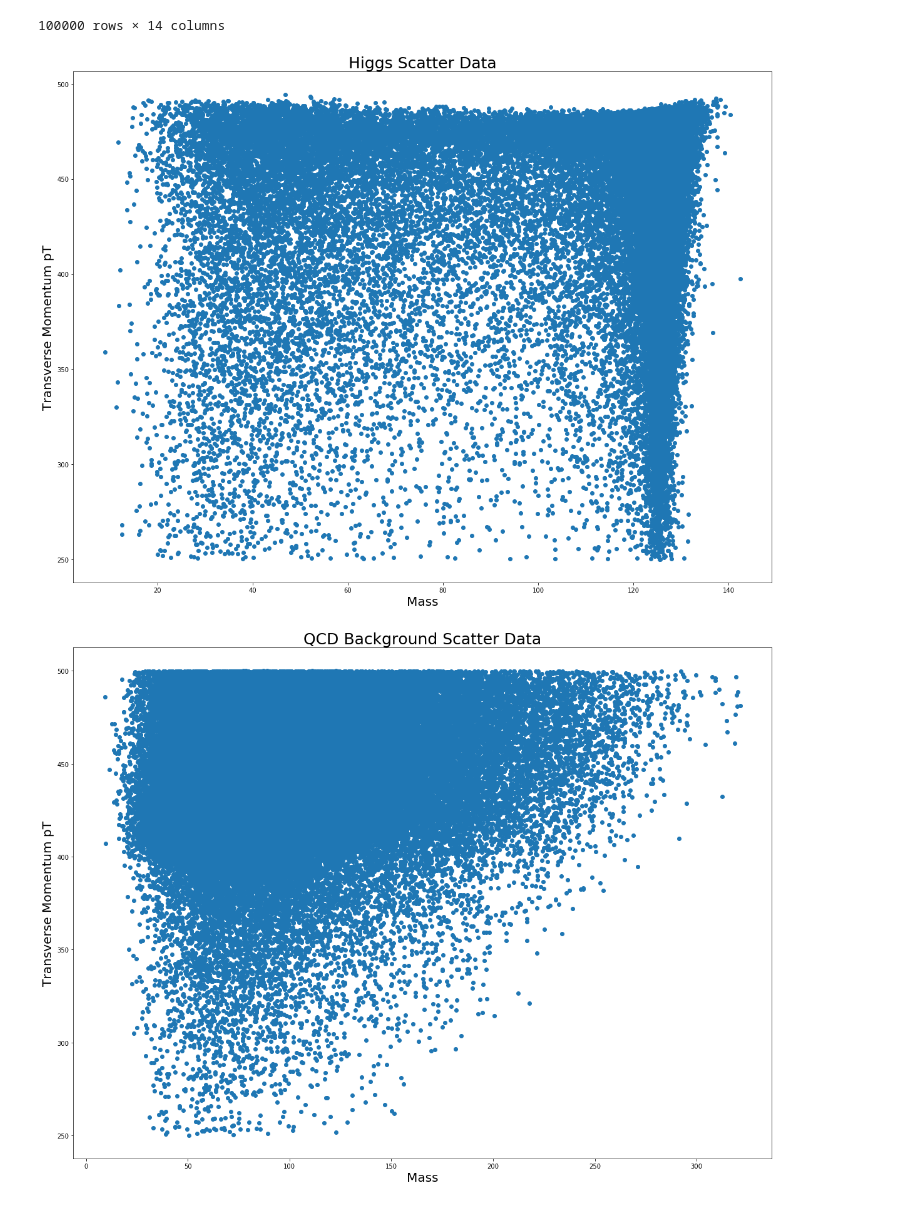
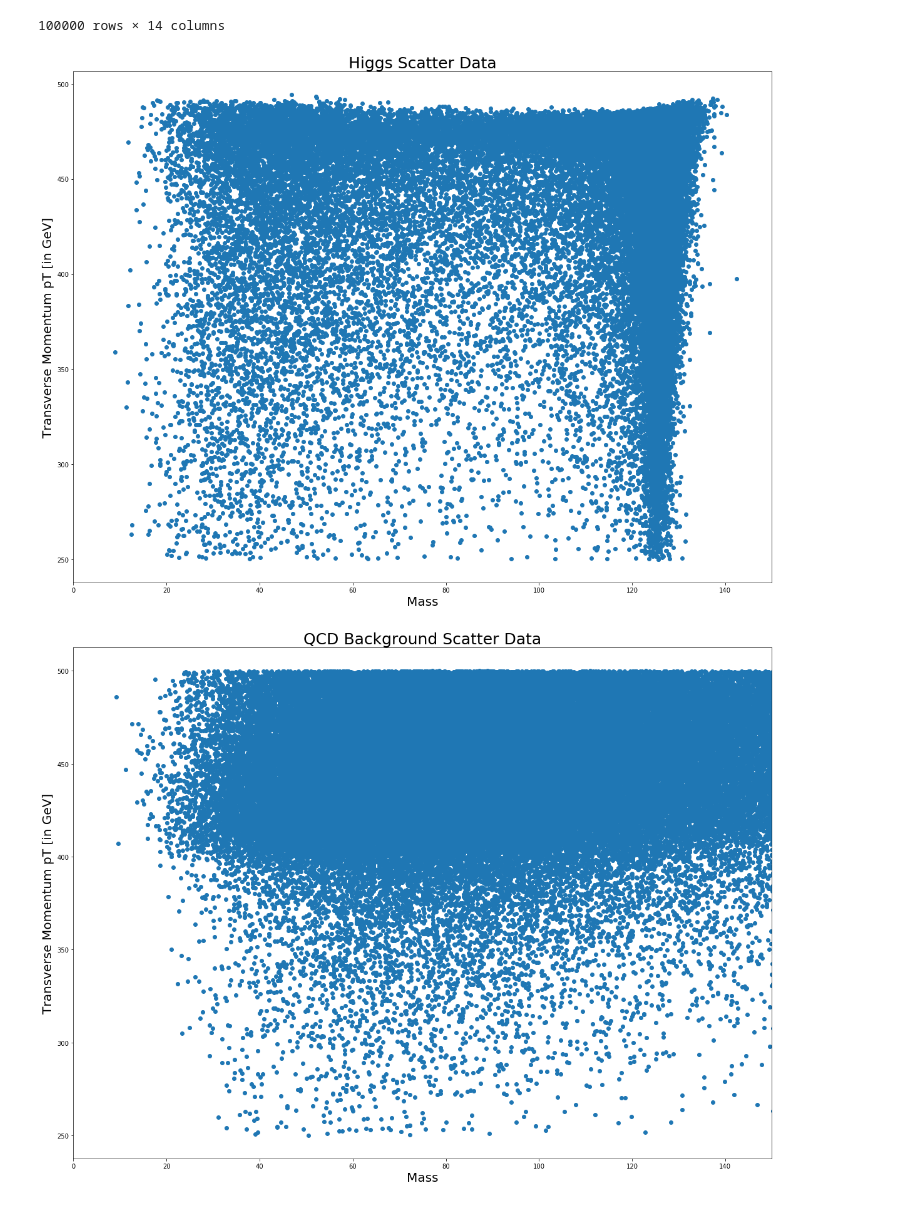
Before and after one commit to jbc1216/434-Portfolio, a Jupyter notebook: FinchCarr_Lab05.ipynb, the cells around one changed output. Cells and saved outputs as stored; diff of their text form; code cells hidden in the pictures.

```diff
--- a/FinchCarr_Lab05.ipynb
+++ b/FinchCarr_Lab05.ipynb
@@ -38,7 +38,6 @@ higgs
 pickle_qcd = open('qcd_100000_pt_250_500.pkl', 'rb')
 qcd = pk.load(pickle_qcd)
 print(qcd.ndim, qcd.size)
-qcd.rename(columns={"pt":'pt'}, inplace=True)
 qcd
 # %% [output]
 2 1400000
@@ -58,26 +57,28 @@ qcd
 # %%
 hMass = higgs['mass']
 hPt = higgs['pt']
 
 fig, ax = plt.subplots(1,1)
 #plt.yscale('log')
 ax.scatter(hMass, hPt)
 plt.xlabel('Mass', size =20)
-plt.ylabel('Transverse Momentum pT', size=20)
+ax.set_xlim(0,150,20)
+plt.ylabel('Transverse Momentum pT [in GeV]', size=20)
 plt.title('Higgs Scatter Data', size=25)
 
 # Do the same for the background data
 qcdMass = qcd['mass']
 qcdPt = qcd['pt']
 
-fig, ax = plt.subplots(1,1)
+fig, ax2 = plt.subplots(1,1)
 #plt.yscale('log')
-ax.scatter(qcdMass, qcdPt)
-plt.xlabel('Mass', size =20)
-plt.ylabel('Transverse Momentum pT', size=20)
+ax2.scatter(qcdMass, qcdPt)
+ax2.set_xlabel('Mass', size =20)
+ax2.set_xlim(0,150,20)
+plt.ylabel('Transverse Momentum pT [in GeV]', size=20)
 plt.title('QCD Background Scatter Data', size=25)
 
 plt.show()
 # %% [output]
-[figure, old version]
+[figure, new version]
-[figure, old version]
+[figure, new version]
```
Also changed, not shown: parts of 9 cells of this notebook.
